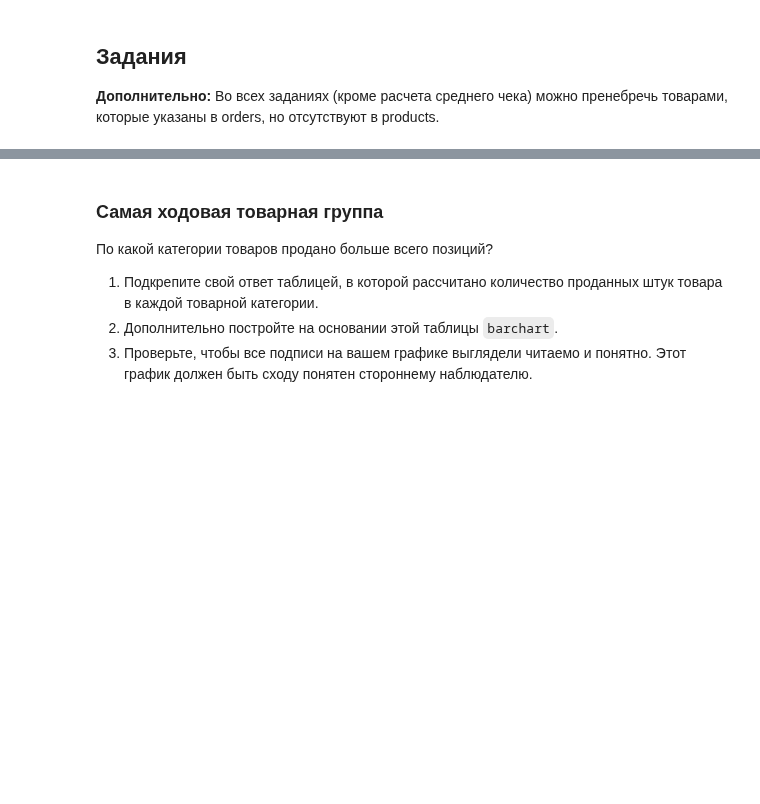
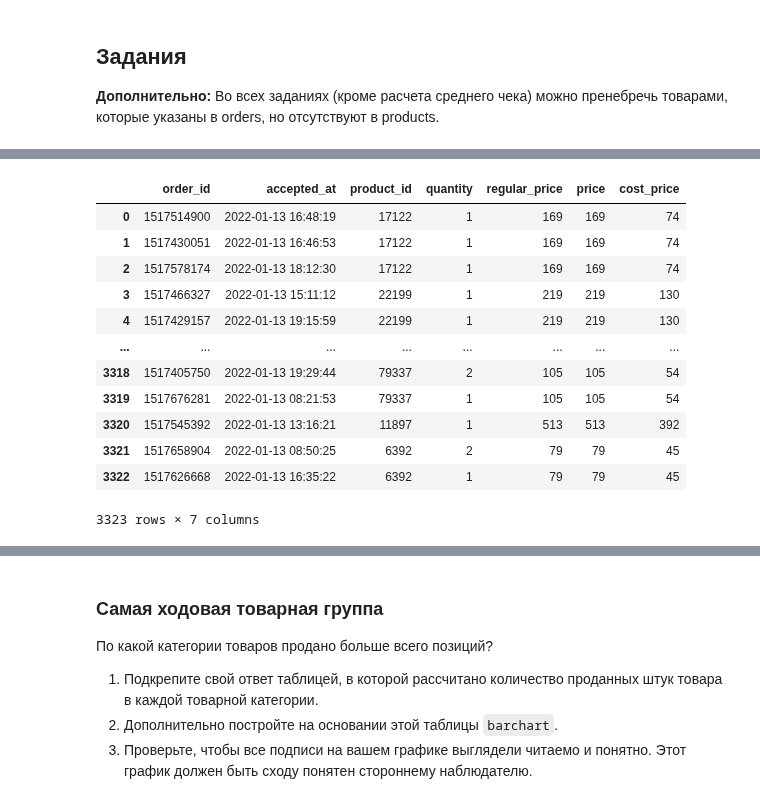
Before and after one commit to mishandri/Data-Analysis, a Jupyter notebook: 10. Итоговый проект Pandas/Решение.ipynb, the cells around one changed output, grey strips where cells are left out. Drawn from its saved outputs; the diff is of its cells as text; code cells hidden in the pictures; blank space fills up the shorter version.

```diff
--- a/10. Итоговый проект Pandas/Решение.ipynb
+++ b/10. Итоговый проект Pandas/Решение.ipynb
@@ -24,0 +47,17 @@
+# %%
+orders = pd.read_excel('data/orders.xlsx')
+orders
+# %% [output]
+|  | order_id | accepted_at | product_id | quantity | regular_price | price | cost_price |
+| 0 | 1517514900 | 2022-01-13 16:48:19 | 17122 | 1 | 169 | 169 | 74 |
+| 1 | 1517430051 | 2022-01-13 16:46:53 | 17122 | 1 | 169 | 169 | 74 |
+| 2 | 1517578174 | 2022-01-13 18:12:30 | 17122 | 1 | 169 | 169 | 74 |
+| 3 | 1517466327 | 2022-01-13 15:11:12 | 22199 | 1 | 219 | 219 | 130 |
+| 4 | 1517429157 | 2022-01-13 19:15:59 | 22199 | 1 | 219 | 219 | 130 |
+| ... | ... | ... | ... | ... | ... | ... | ... |
+| 3318 | 1517405750 | 2022-01-13 19:29:44 | 79337 | 2 | 105 | 105 | 54 |
+| 3319 | 1517676281 | 2022-01-13 08:21:53 | 79337 | 1 | 105 | 105 | 54 |
+| 3320 | 1517545392 | 2022-01-13 13:16:21 | 11897 | 1 | 513 | 513 | 392 |
+| 3321 | 1517658904 | 2022-01-13 08:50:25 | 6392 | 2 | 79 | 79 | 45 |
+| 3322 | 1517626668 | 2022-01-13 16:35:22 | 6392 | 1 | 79 | 79 | 45 |
+3323 rows × 7 columns
```
Also changed, not shown: parts of 5 cells of this notebook.
